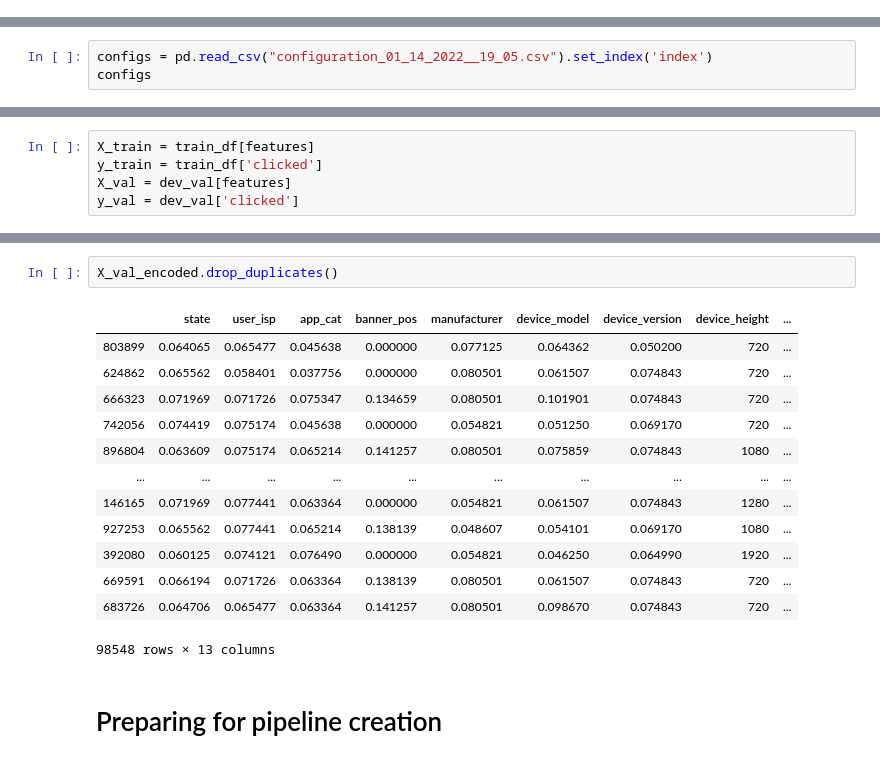
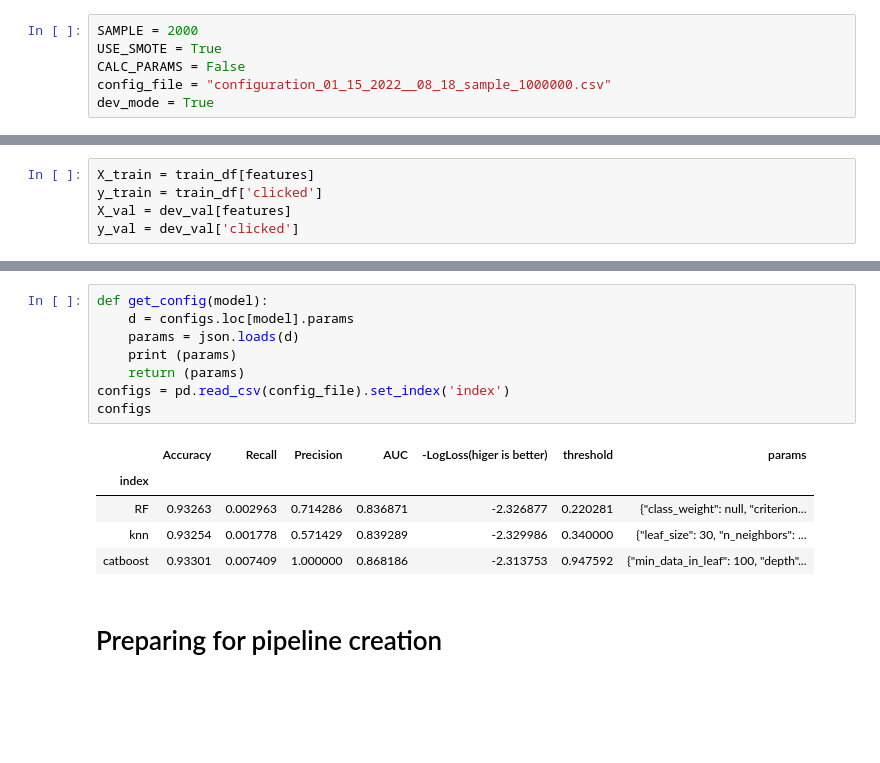
Before and after one commit to ayeletdabush/datascience, a Jupyter notebook: click_pred_modeling.ipynb, the cells around one changed output, grey strips where cells are left out. Drawn from its saved outputs; the diff is of its cells as text; blank space fills up the shorter version.

```diff
--- a/click_pred_modeling.ipynb
+++ b/click_pred_modeling.ipynb
@@ -44,0 +43,6 @@ sklearn.__version__
+# %%
+SAMPLE = 2000
+USE_SMOTE = True
+CALC_PARAMS = False
+config_file = "configuration_01_15_2022__08_18_sample_1000000.csv"
+dev_mode = True
@@ -82,3 +60,0 @@ Wall time: 22.2 s
-# %%
-configs = pd.read_csv("configuration_01_14_2022__19_05.csv").set_index('index')
-configs
@@ -174,19 +182,17 @@ X_val_encoded.describe()
-# %%
-X_val_encoded.drop_duplicates()
-# %% [output]
-|  | state | user_isp | app_cat | banner_pos | manufacturer | device_model | device_version | device_height | ... |
-| 803899 | 0.064065 | 0.065477 | 0.045638 | 0.000000 | 0.077125 | 0.064362 | 0.050200 | 720 | ... |
-| 624862 | 0.065562 | 0.058401 | 0.037756 | 0.000000 | 0.080501 | 0.061507 | 0.074843 | 720 | ... |
-| 666323 | 0.071969 | 0.071726 | 0.075347 | 0.134659 | 0.080501 | 0.101901 | 0.074843 | 720 | ... |
-| 742056 | 0.074419 | 0.075174 | 0.045638 | 0.000000 | 0.054821 | 0.051250 | 0.069170 | 720 | ... |
-| 896804 | 0.063609 | 0.075174 | 0.065214 | 0.141257 | 0.080501 | 0.075859 | 0.074843 | 1080 | ... |
-| ... | ... | ... | ... | ... | ... | ... | ... | ... | ... |
-| 146165 | 0.071969 | 0.077441 | 0.063364 | 0.000000 | 0.054821 | 0.061507 | 0.074843 | 1280 | ... |
-| 927253 | 0.065562 | 0.077441 | 0.065214 | 0.138139 | 0.048607 | 0.054101 | 0.069170 | 1080 | ... |
-| 392080 | 0.060125 | 0.074121 | 0.076490 | 0.000000 | 0.054821 | 0.046250 | 0.064990 | 1920 | ... |
-| 669591 | 0.066194 | 0.071726 | 0.063364 | 0.138139 | 0.080501 | 0.061507 | 0.074843 | 720 | ... |
-| 683726 | 0.064706 | 0.065477 | 0.063364 | 0.141257 | 0.080501 | 0.098670 | 0.074843 | 720 | ... |
-98548 rows × 13 columns
+# %%
+def get_config(model):
+    d = configs.loc[model].params
+    params = json.loads(d)
+    print (params)
+    return (params)
+configs = pd.read_csv(config_file).set_index('index')
+configs
+# %% [output]
+|  | Accuracy | Recall | Precision | AUC | -LogLoss(higer is better) | threshold | params |
+| index |  |  |  |  |  |  |  |
+| RF | 0.93263 | 0.002963 | 0.714286 | 0.836871 | -2.326877 | 0.220281 | {"class_weight": null, "criterion... |
+| knn | 0.93254 | 0.001778 | 0.571429 | 0.839289 | -2.329986 | 0.340000 | {"leaf_size": 30, "n_neighbors": ... |
+| catboost | 0.93301 | 0.007409 | 1.000000 | 0.868186 | -2.313753 | 0.947592 | {"min_data_in_leaf": 100, "depth"... |
 # %% [markdown]
 # Preparing for pipeline creation
 # %%
```
Also changed, not shown: parts of 58 cells of this notebook.
